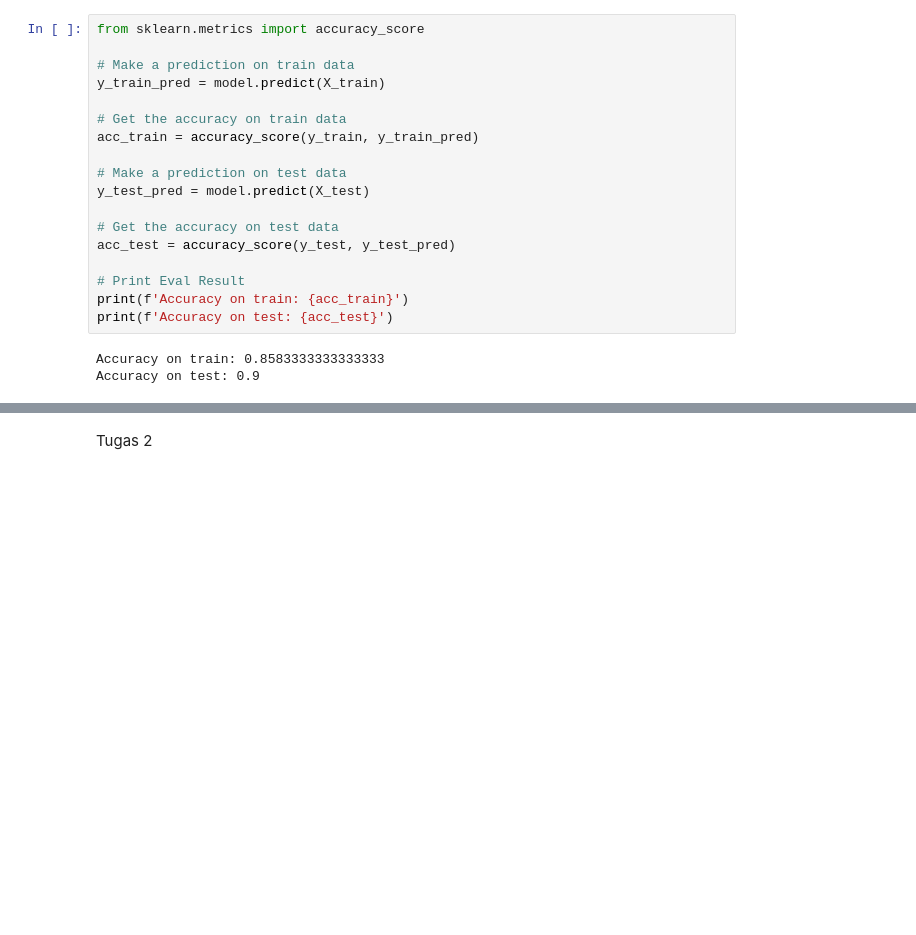
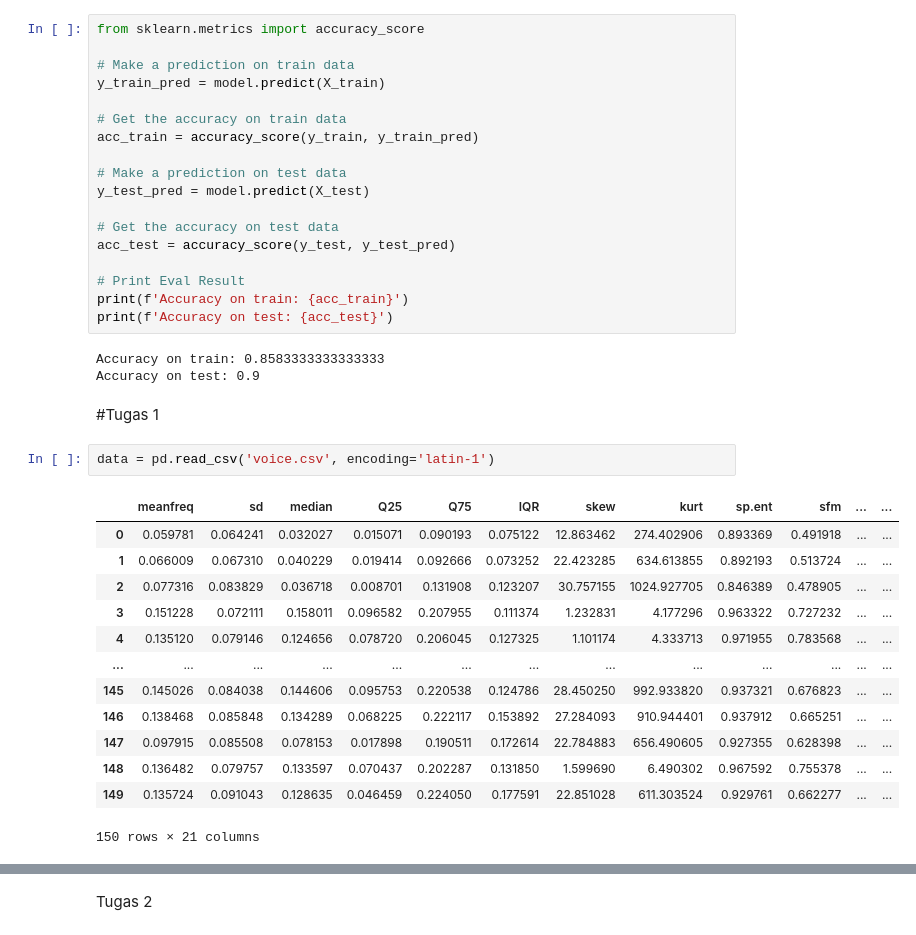
Before and after one commit to Saonoke/machine-learning-2024, a Jupyter notebook: week4.ipynb, the cells around one changed output, grey strips where cells are left out. Drawn from its saved outputs; the diff is of its cells as text; blank space fills up the shorter version.

```diff
--- a/week4.ipynb
+++ b/week4.ipynb
@@ -978,3 +978,21 @@ print(f'Accuracy on test: {acc_test}')
 # %% [output]
 Accuracy on train: 0.8583333333333333
 Accuracy on test: 0.9
+# %% [markdown]
+#Tugas 1
+# %%
+data = pd.read_csv('voice.csv', encoding='latin-1')
+# %% [output]
+|  | meanfreq | sd | median | Q25 | Q75 | IQR | skew | kurt | sp.ent | sfm | ... | ... |
+| 0 | 0.059781 | 0.064241 | 0.032027 | 0.015071 | 0.090193 | 0.075122 | 12.863462 | 274.402906 | 0.893369 | 0.491918 | ... | ... |
+| 1 | 0.066009 | 0.067310 | 0.040229 | 0.019414 | 0.092666 | 0.073252 | 22.423285 | 634.613855 | 0.892193 | 0.513724 | ... | ... |
+| 2 | 0.077316 | 0.083829 | 0.036718 | 0.008701 | 0.131908 | 0.123207 | 30.757155 | 1024.927705 | 0.846389 | 0.478905 | ... | ... |
+| 3 | 0.151228 | 0.072111 | 0.158011 | 0.096582 | 0.207955 | 0.111374 | 1.232831 | 4.177296 | 0.963322 | 0.727232 | ... | ... |
+| 4 | 0.135120 | 0.079146 | 0.124656 | 0.078720 | 0.206045 | 0.127325 | 1.101174 | 4.333713 | 0.971955 | 0.783568 | ... | ... |
+| ... | ... | ... | ... | ... | ... | ... | ... | ... | ... | ... | ... | ... |
+| 145 | 0.145026 | 0.084038 | 0.144606 | 0.095753 | 0.220538 | 0.124786 | 28.450250 | 992.933820 | 0.937321 | 0.676823 | ... | ... |
+| 146 | 0.138468 | 0.085848 | 0.134289 | 0.068225 | 0.222117 | 0.153892 | 27.284093 | 910.944401 | 0.937912 | 0.665251 | ... | ... |
+| 147 | 0.097915 | 0.085508 | 0.078153 | 0.017898 | 0.190511 | 0.172614 | 22.784883 | 656.490605 | 0.927355 | 0.628398 | ... | ... |
+| 148 | 0.136482 | 0.079757 | 0.133597 | 0.070437 | 0.202287 | 0.131850 | 1.599690 | 6.490302 | 0.967592 | 0.755378 | ... | ... |
+| 149 | 0.135724 | 0.091043 | 0.128635 | 0.046459 | 0.224050 | 0.177591 | 22.851028 | 611.303524 | 0.929761 | 0.662277 | ... | ... |
+150 rows × 21 columns
```
Also changed, not shown: parts of 14 cells of this notebook.
